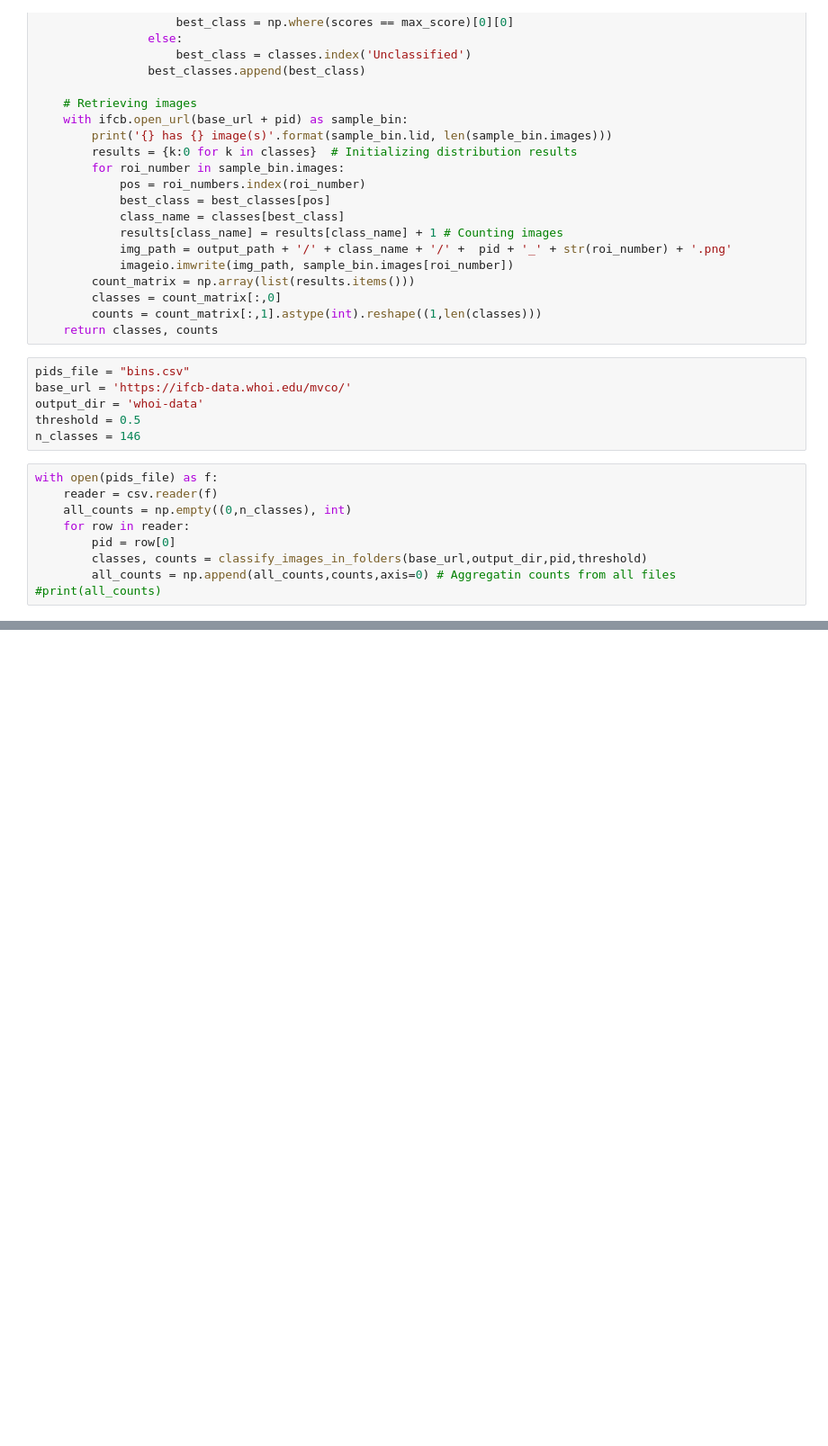
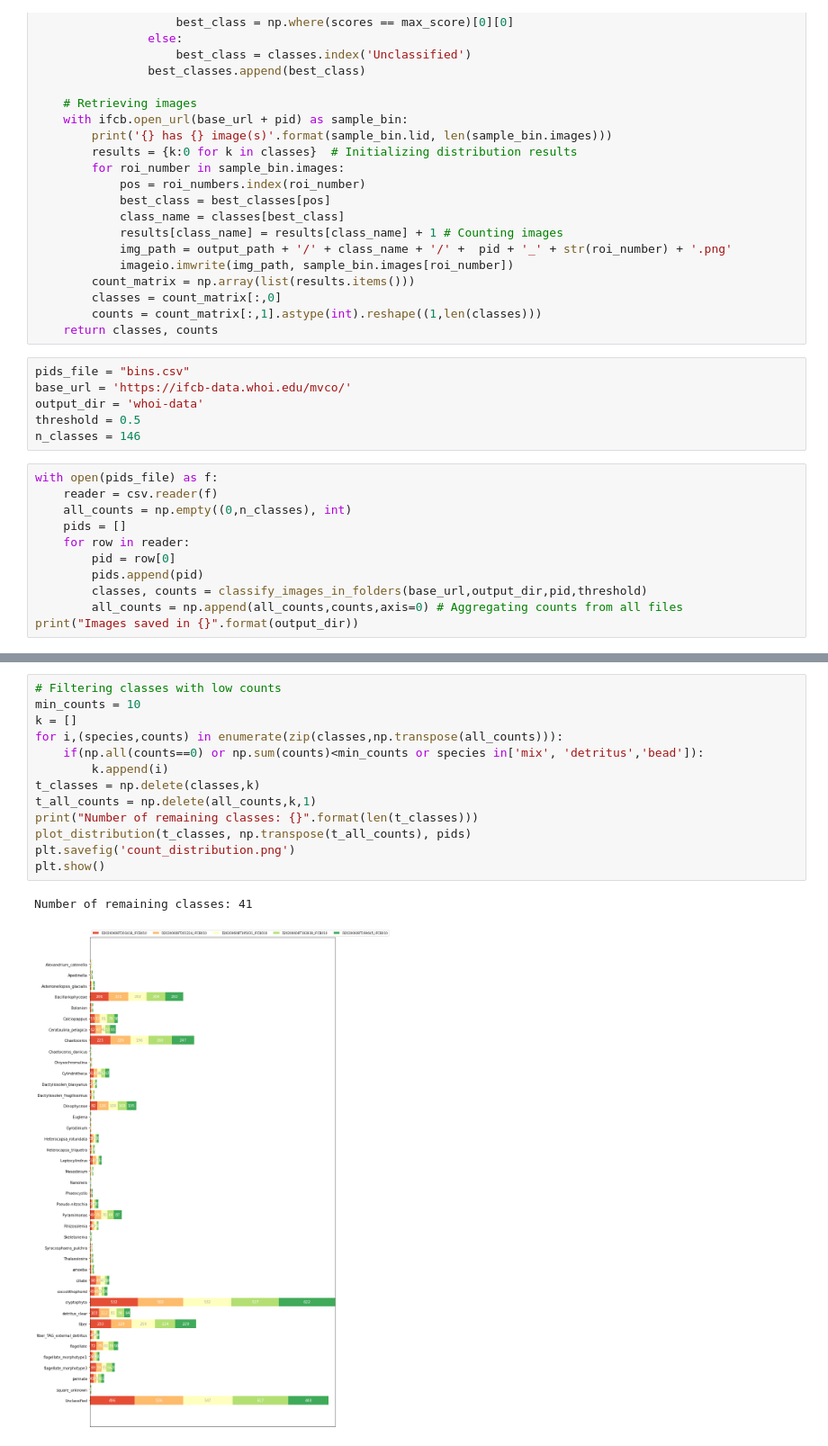
Before and after one commit to SAMS-UK/ifcb_classifier, a Jupyter notebook: notebooks/GetBins.ipynb, the cells around one changed output, grey strips where cells are left out. Shown at 90% size. Drawn from its saved outputs; the diff is of its cells as text; blank space fills up the shorter version.

Commit message:
Get bins distribution plot

```diff
--- a/notebooks/GetBins.ipynb
+++ b/notebooks/GetBins.ipynb
@@ -65,8 +66,10 @@ n_classes = 146
 with open(pids_file) as f:
     reader = csv.reader(f)
     all_counts = np.empty((0,n_classes), int)
+    pids = []
     for row in reader:
         pid = row[0]
+        pids.append(pid)
         classes, counts = classify_images_in_folders(base_url,output_dir,pid,threshold)
-        all_counts = np.append(all_counts,counts,axis=0) # Aggregatin counts from all files
-#print(all_counts)
+        all_counts = np.append(all_counts,counts,axis=0) # Aggregating counts from all files
+print("Images saved in {}".format(output_dir))
@@ -72,0 +116,16 @@ with open(pids_file) as f:
+# %%
+# Filtering classes with low counts
+min_counts = 10
+k = []
+for i,(species,counts) in enumerate(zip(classes,np.transpose(all_counts))):
+    if(np.all(counts==0) or np.sum(counts)<min_counts or species in['mix', 'detritus','bead']):
+        k.append(i)
+t_classes = np.delete(classes,k)
+t_all_counts = np.delete(all_counts,k,1)
+print("Number of remaining classes: {}".format(len(t_classes)))
+plot_distribution(t_classes, np.transpose(t_all_counts), pids)
+plt.savefig('count_distribution.png')
+plt.show()
+# %% [output]
+Number of remaining classes: 41
+[figure, added]
```
Also changed, not shown: parts of 3 cells of this notebook, 2 other files.
